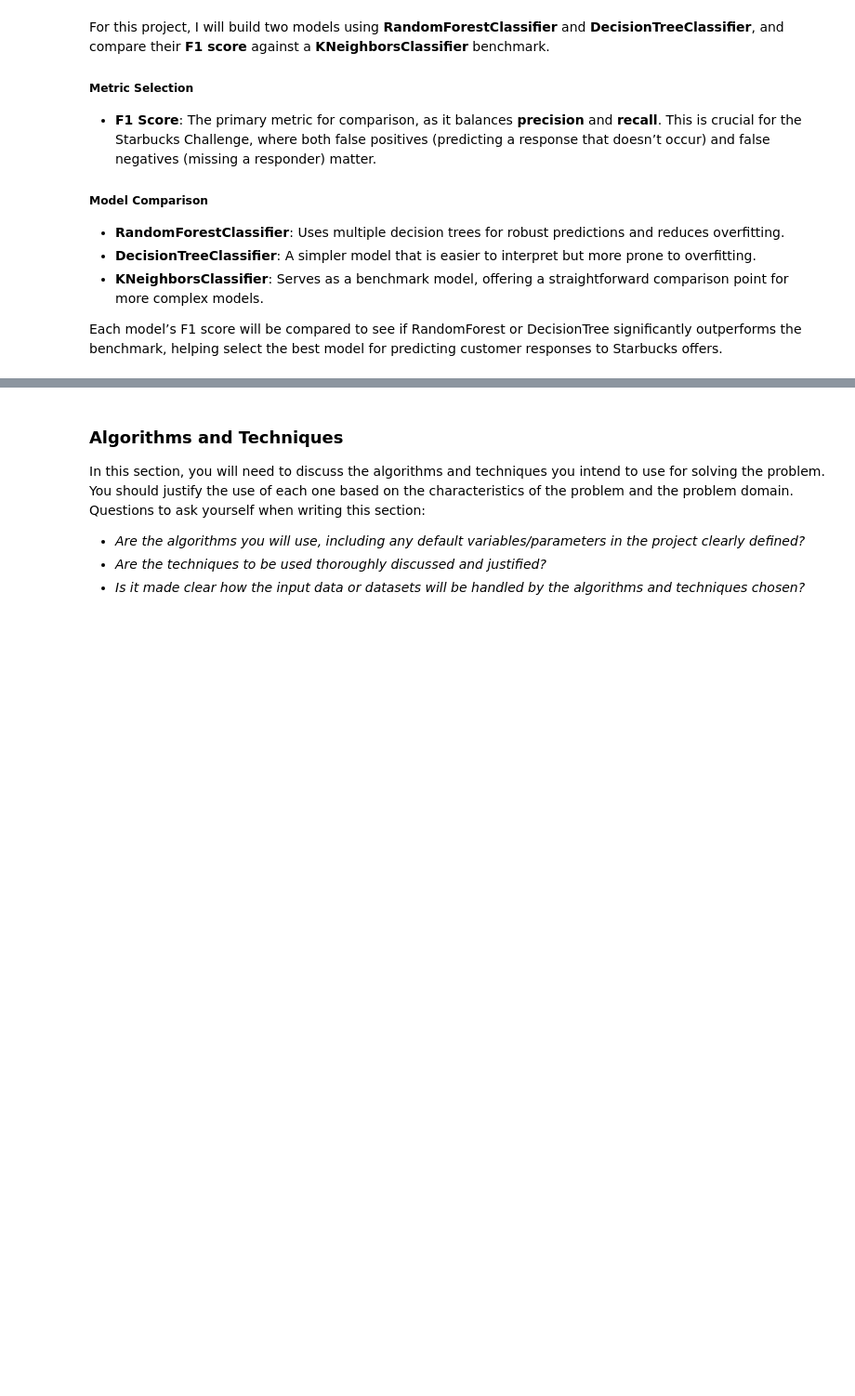
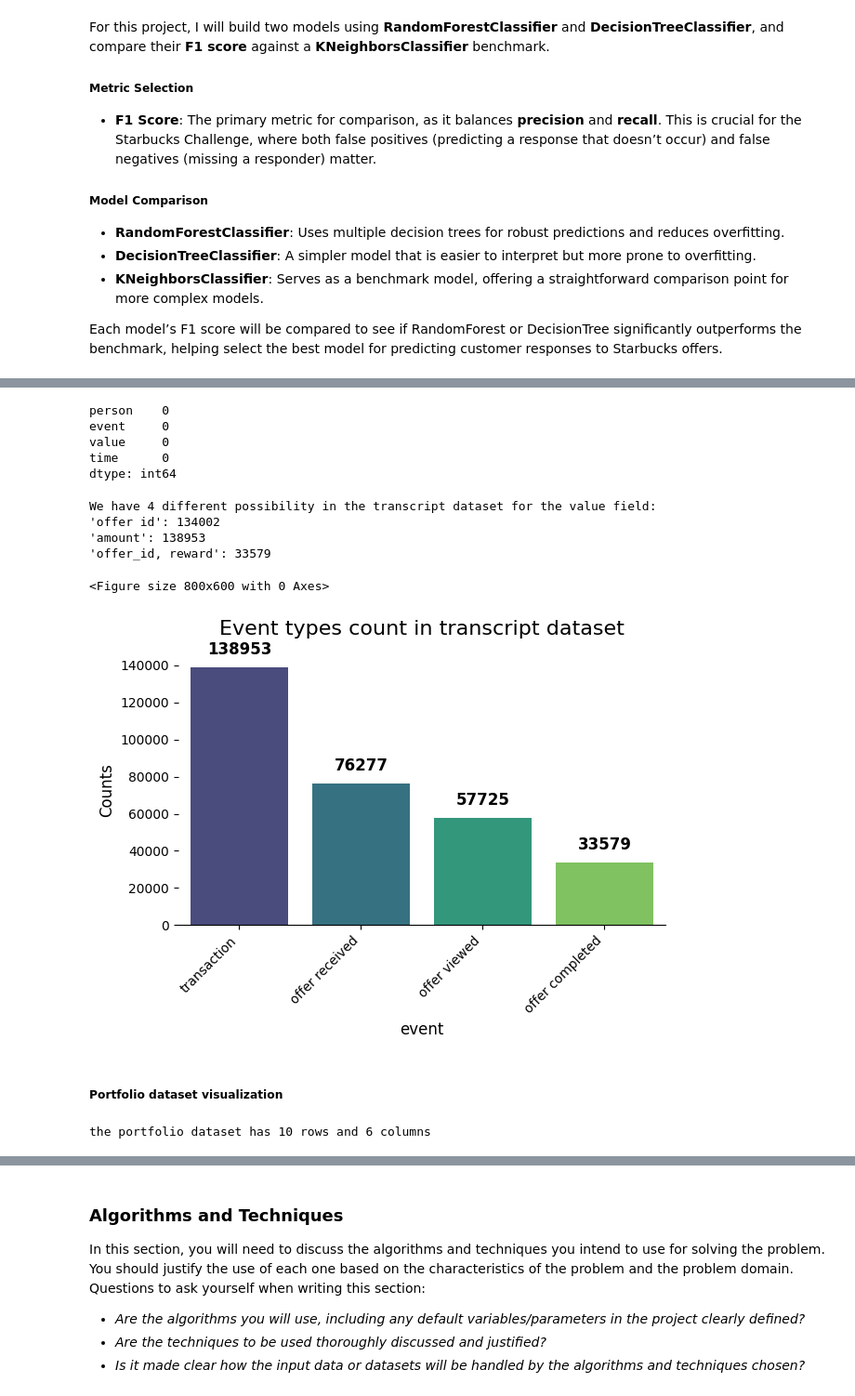
Before and after one commit to Ermess94/capstone-project-udacity, a Jupyter notebook: project_report.ipynb, the cells around one changed output, grey strips where cells are left out. Shown: that part at 93% size. Cells and saved outputs as stored; diff of their text form; code cells hidden in the pictures; blank space fills up the shorter version.

```diff
--- a/project_report.ipynb
+++ b/project_report.ipynb
@@ -84,0 +298,40 @@ In this section, you will need to provide some form of visualization that summar
+# %%
+#Check for null values
+transcript_df.isnull().sum()
+# %% [output]
+person    0
+event     0
+value     0
+time      0
+dtype: int64
+# %%
+from collections import Counter
+
+values = transcript_df['value'].apply(lambda x: frozenset(x.keys()))
+values_counts = Counter(values)
+
+combined_key_counts = Counter()
+
+for frozenset_key, count in values_counts.items():
+    combined_key = ', '.join(sorted(frozenset_key))
+    combined_key_counts[combined_key] += count
+
+print('We have 4 different possibility in the transcript dataset for the value field:')
+for key, count in combined_key_counts.items():
+    print(f"'{key}': {count}")
+# %% [output]
+We have 4 different possibility in the transcript dataset for the value field:
+'offer id': 134002
+'amount': 138953
+'offer_id, reward': 33579
+# %%
+column_bar_plot(transcript_df, 'event', "Event types count in transcript dataset")
+# %% [output]
+<Figure size 800x600 with 0 Axes>
+[figure, added]
+# %% [markdown]
+##### Portfolio dataset visualization
+# %%
+print("the portfolio dataset has {0} rows and {1} columns".format(str(portfolio_df.shape[0]), str(portfolio_df.shape[1])))
+# %% [output]
+the portfolio dataset has 10 rows and 6 columns
```
Also changed, not shown: parts of 33 cells of this notebook.
